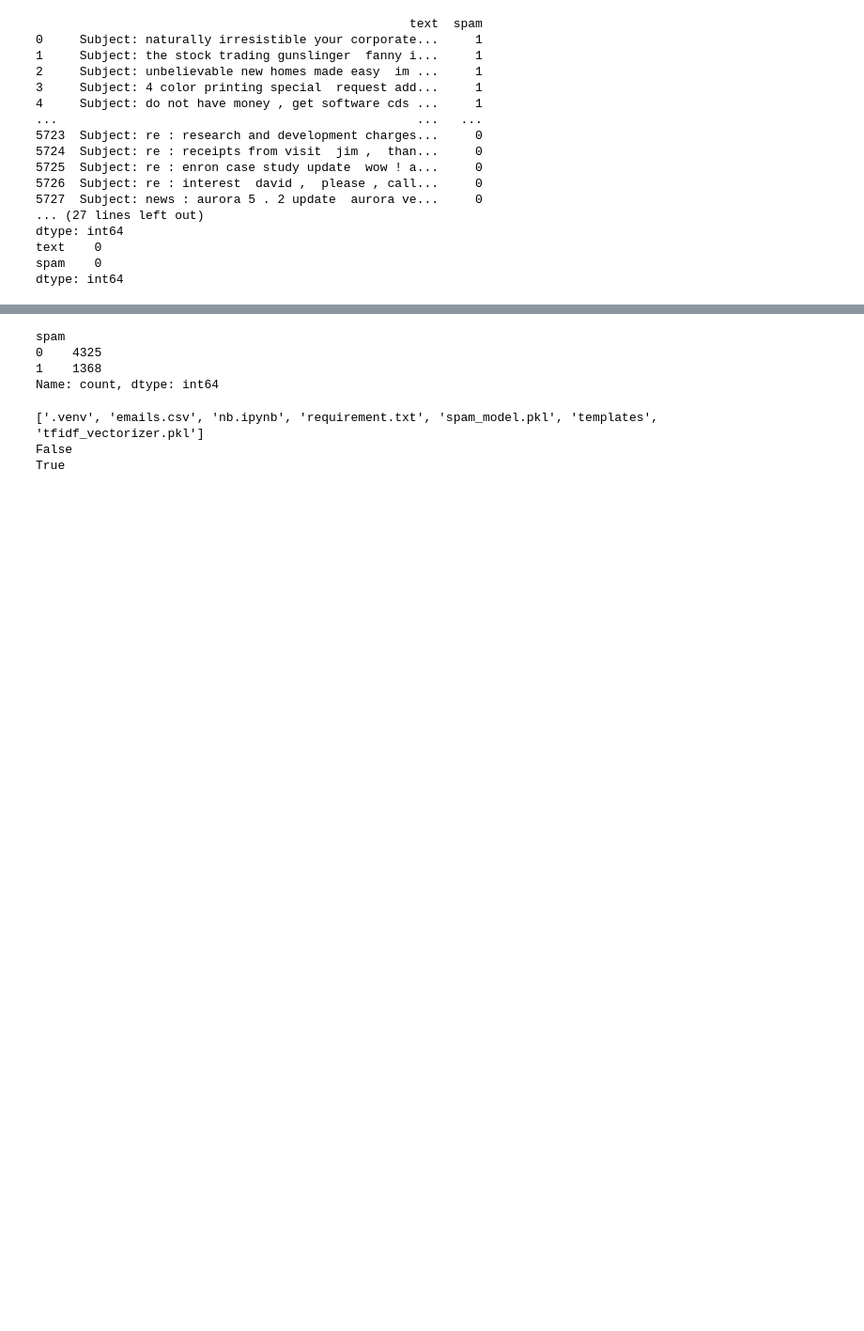
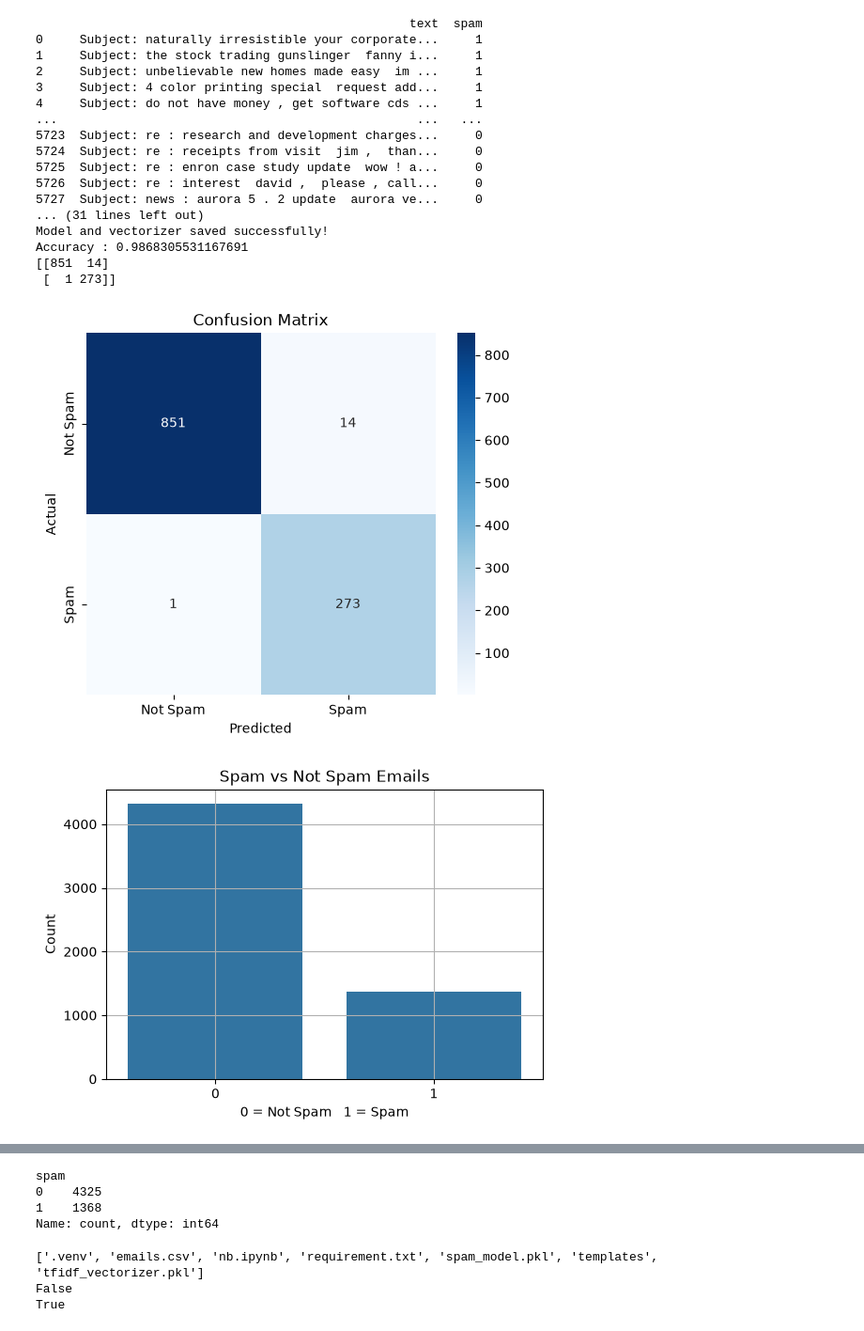
Before and after one commit to lakshay-sharma5/spam-email-detector, a Jupyter notebook: nb.ipynb, the cells around one changed output, grey strips where cells are left out. Shown at 94% size. Cells and saved outputs as stored; diff of their text form; code cells hidden in the pictures; blank space fills up the shorter version.

Commit message:
Updated spam email detector

```diff
--- a/nb.ipynb
+++ b/nb.ipynb
@@ -9,7 +9,7 @@ from sklearn.metrics import accuracy_score, confusion_matrix, ConfusionMatrixDis
 import warnings
 from sklearn.feature_extraction.text import TfidfVectorizer
 import joblib
-df=pd.read_csv("emails.csv")
+df = pd.read_csv("emails.csv")
 print(df)
 print(df.head())
 print(df.tail())
@@ -38,20 +38,16 @@ df.drop_duplicates(inplace=True)
 
 # ==========================================
 # Feature and Target
-# ==========================================
-df = df[df["spam"].isin(["0", "1"])]
+# =========================================
 X = df["text"]
 
 y = df["spam"]
 
+df = df[df["spam"].isin([0, 1])]
 
+X = df["text"]
+y = df["spam"]
 
-df=df.dropna(axis=1,how="all")
-df["text"]=df["text"].fillna(" ")
-df["spam"]=df["spam"].fillna(" ")
-X = df["text"]
-
-y = df["spam"]
 
 
 
@@ -155,36 +151,38 @@ plt.show()
 
 # ==========================================
 # Custom Prediction
 # ==========================================
 
 email = input("Enter Email:\n")
 
 email = vectorizer.transform([email])
 
 prediction = model.predict(email)
 print("Prediction:", prediction)
 print("Prediction value:", prediction[0])
 
 
-if prediction[0] == "1":
+if prediction[0] == 1:
     print("Spam Email")
 else:
     print("Not Spam")
 # %% [output]
                                                    text  spam
 0     Subject: naturally irresistible your corporate...     1
 1     Subject: the stock trading gunslinger  fanny i...     1
 2     Subject: unbelievable new homes made easy  im ...     1
 3     Subject: 4 color printing special  request add...     1
 4     Subject: do not have money , get software cds ...     1
 ...                                                 ...   ...
 5723  Subject: re : research and development charges...     0
 5724  Subject: re : receipts from visit  jim ,  than...     0
 5725  Subject: re : enron case study update  wow ! a...     0
 5726  Subject: re : interest  david ,  please , call...     0
 5727  Subject: news : aurora 5 . 2 update  aurora ve...     0
-... (27 lines left out)
-dtype: int64
-text    0
-spam    0
-dtype: int64
+... (31 lines left out)
+Model and vectorizer saved successfully!
+Accuracy : 0.9868305531167691
+[[851  14]
+ [  1 273]]
+[figure, added]
+[figure, added]
```
Also changed, not shown: parts of 1 cell of this notebook, 1 other file.
